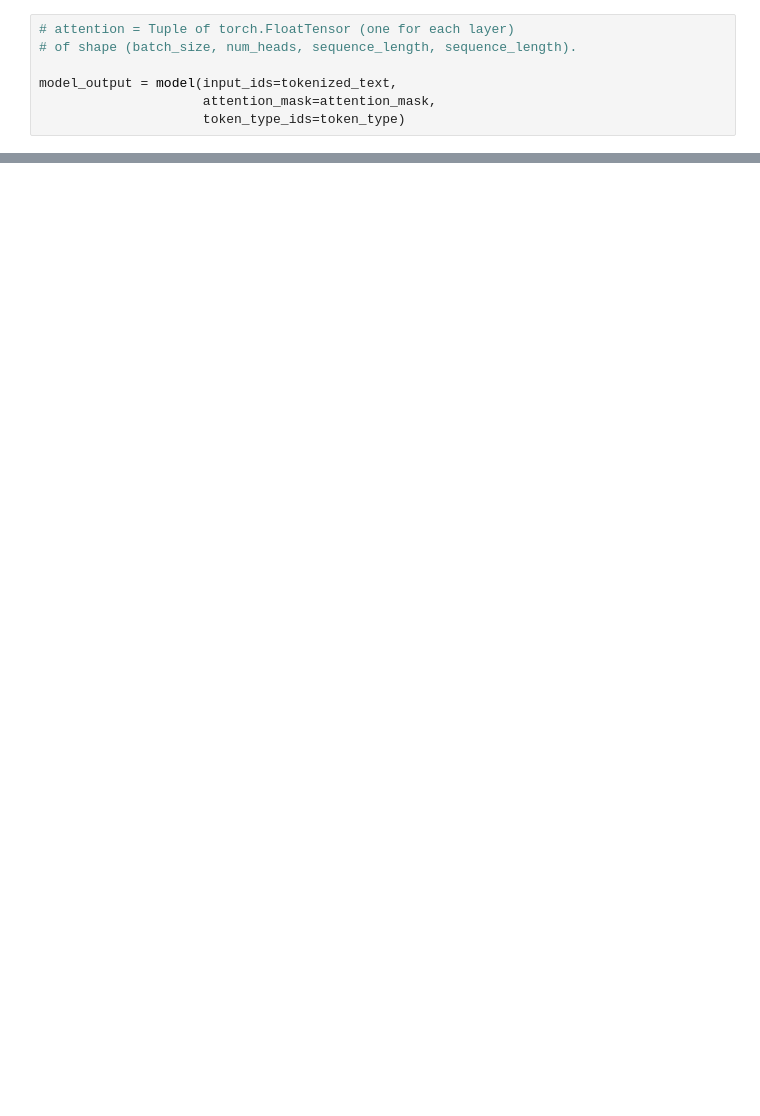
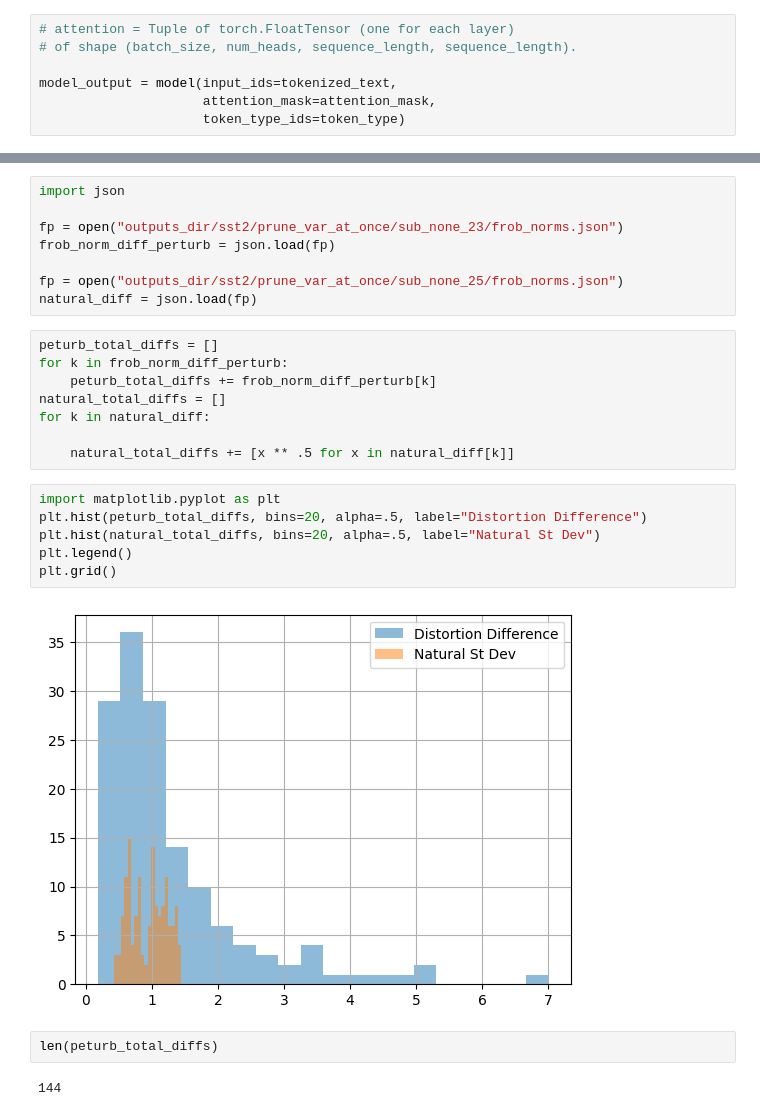
Before and after one commit to patrickpynadath1/llm_pruning, a Jupyter notebook: Untitled.ipynb, the cells around one changed output, grey strips where cells are left out. Cells and saved outputs as stored; diff of their text form; blank space fills up the shorter version.

```diff
--- a/Untitled.ipynb
+++ b/Untitled.ipynb
@@ -228,0 +235,28 @@ array([2, 0, 1])
+# %%
+import json
+
+fp = open("outputs_dir/sst2/prune_var_at_once/sub_none_23/frob_norms.json")
+frob_norm_diff_perturb = json.load(fp)
+
+fp = open("outputs_dir/sst2/prune_var_at_once/sub_none_25/frob_norms.json")
+natural_diff = json.load(fp)
+# %%
+peturb_total_diffs = []
+for k in frob_norm_diff_perturb:
+    peturb_total_diffs += frob_norm_diff_perturb[k]
+natural_total_diffs = []
+for k in natural_diff:
+
+    natural_total_diffs += [x ** .5 for x in natural_diff[k]]
+# %%
+import matplotlib.pyplot as plt
+plt.hist(peturb_total_diffs, bins=20, alpha=.5, label="Distortion Difference")
+plt.hist(natural_total_diffs, bins=20, alpha=.5, label="Natural St Dev")
+plt.legend()
+plt.grid()
+# %% [output]
+[figure, added]
+# %%
+len(peturb_total_diffs)
+# %% [output]
+144
```
Also changed, not shown: parts of 8 cells of this notebook, 16 other files.
